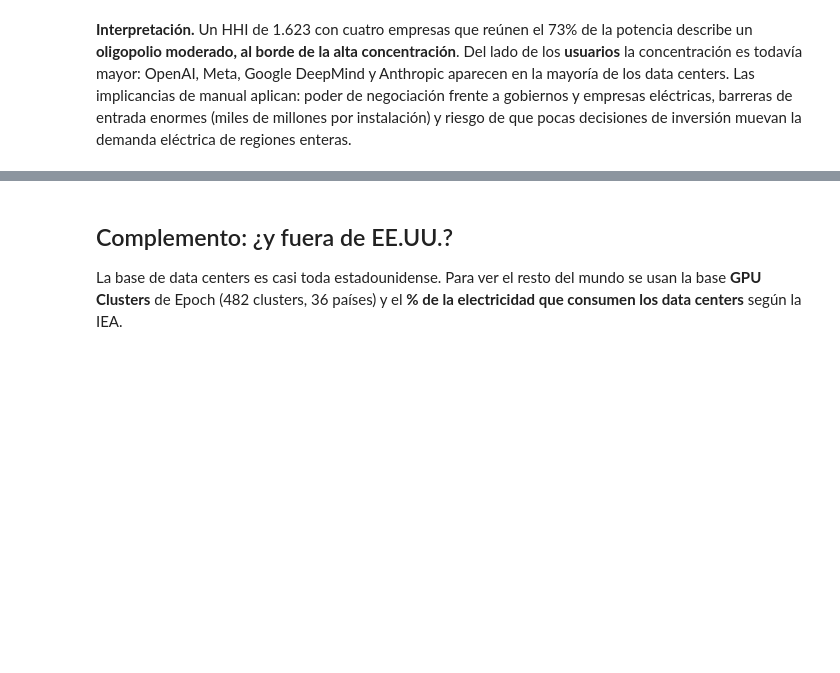
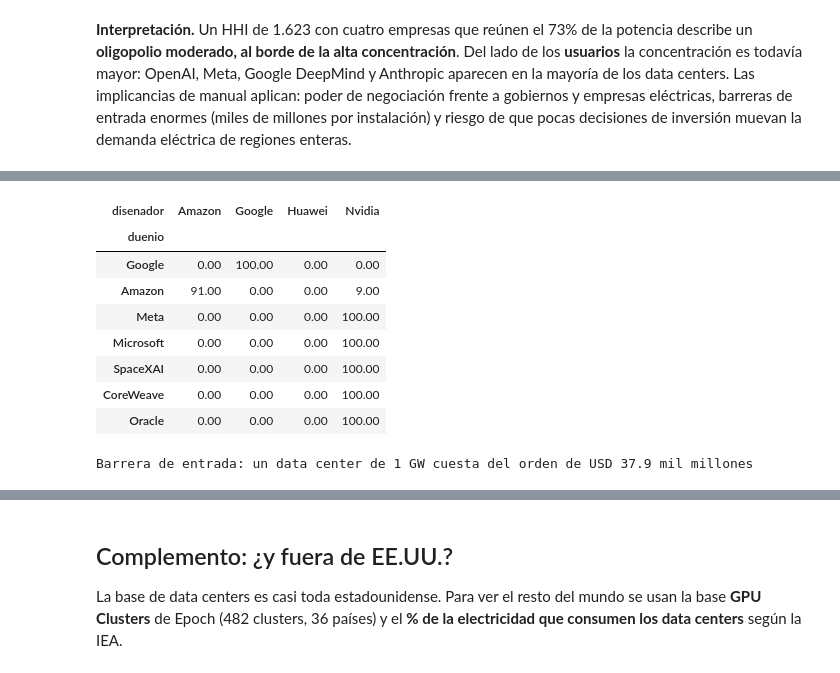
Before and after one commit to Datso653/datacenters-ia, a Jupyter notebook: notebooks/analisis_datacenters.ipynb, the cells around one changed output, grey strips where cells are left out. Drawn from its saved outputs; the diff is of its cells as text; code cells hidden in the pictures; blank space fills up the shorter version.

```diff
--- a/notebooks/analisis_datacenters.ipynb
+++ b/notebooks/analisis_datacenters.ipynb
@@ -922,0 +959,17 @@ Name: count, dtype: int64
+# %%
+from src import organizacion_industrial as oi
+
+chips = oi.chips_vigentes(carga.cargar_cantidades_chips(), carga.cargar_tipos_chip(), FECHA_CORTE)
+eslabones = {
+    "Chips (cómputo instalado por diseñador)": oi.concentracion(chips.groupby("disenador")["h100e"].sum()),
+    "Data centers (MW operativos por dueño)": oi.concentracion(con_duenio["mw_it"]),
+    "Laboratorios (data centers donde aparecen como usuarios)*":
+        oi.concentracion(dc["usuarios"].str.split(",").explode().str.strip().value_counts()),
+}
+estructura = pd.DataFrame({
+    nombre: {"HHI": c["hhi"], "nivel": oi.nivel_concentracion(c["hhi"]), "CR4 (%)": c["cr4"],
+             "líder": c["lider"], "cuota del líder (%)": c["cuota_lider"],
+             "empresas equivalentes": c["empresas_equivalentes"]}
+    for nombre, c in eslabones.items()
+}).T
+estructura
@@ -922,0 +987,18 @@ Name: count, dtype: int64
+# %%
+integracion = oi.integracion_vertical(chips)
+principales = ["Google", "Amazon", "Meta", "Microsoft", "SpaceXAI", "CoreWeave", "Oracle"]
+display(integracion.loc[[p for p in principales if p in integracion.index]].round(0))
+
+gw_capex = coef["capex_usd_m_por_mw"] * 1000 / 1000   # USD millones por MW × 1.000 MW → miles de millones
+print(f"Barrera de entrada: un data center de 1 GW cuesta del orden de USD {gw_capex:,.1f} mil millones")
+# %% [output]
+| disenador | Amazon | Google | Huawei | Nvidia |
+| duenio |  |  |  |  |
+| Google | 0.00 | 100.00 | 0.00 | 0.00 |
+| Amazon | 91.00 | 0.00 | 0.00 | 9.00 |
+| Meta | 0.00 | 0.00 | 0.00 | 100.00 |
+| Microsoft | 0.00 | 0.00 | 0.00 | 100.00 |
+| SpaceXAI | 0.00 | 0.00 | 0.00 | 100.00 |
+| CoreWeave | 0.00 | 0.00 | 0.00 | 100.00 |
+| Oracle | 0.00 | 0.00 | 0.00 | 100.00 |
+Barrera de entrada: un data center de 1 GW cuesta del orden de USD 37.9 mil millones
```
Also changed, not shown: parts of 10 cells of this notebook, 10 other files.
